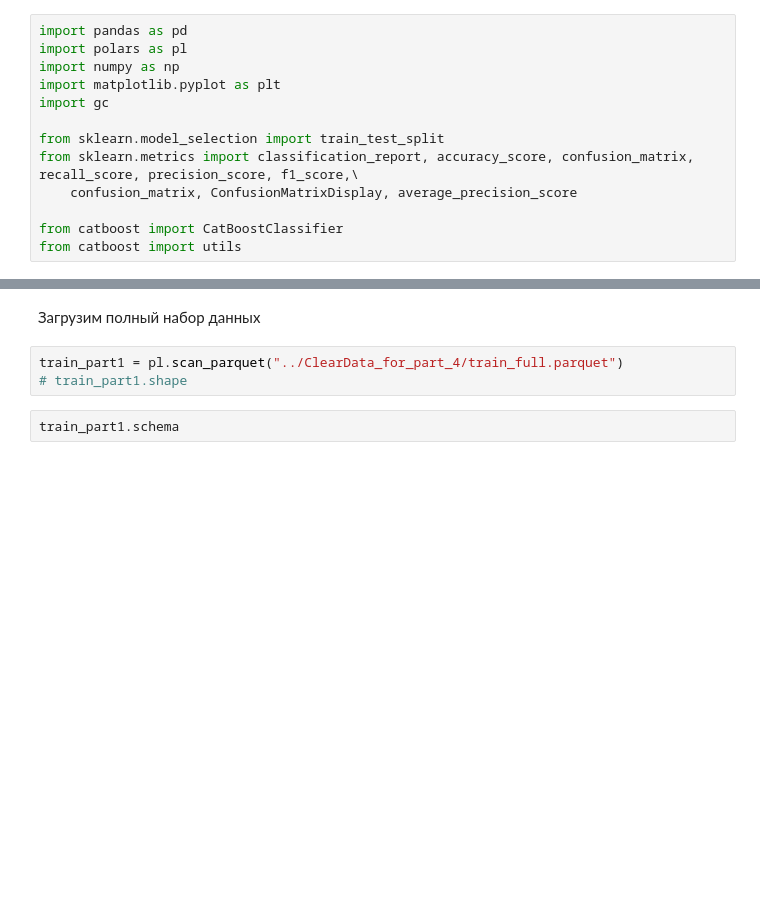
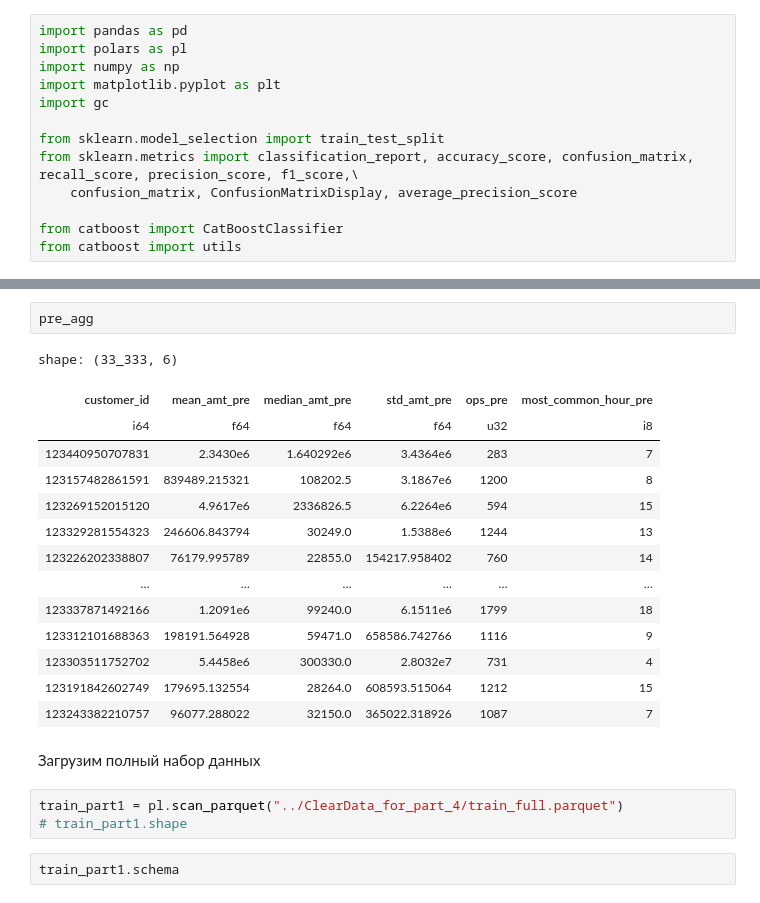
Before and after one commit to DrummerRed/Data-Fusion-Contest-2026_Task-1-Guardian, a Jupyter notebook: Trying-part_4/model_training_part2.ipynb, the cells around one changed output, grey strips where cells are left out. Saved outputs shown, nothing was run; the diff lists cells and outputs as text; blank space fills up the shorter version.

```diff
--- a/Trying-part_4/model_training_part2.ipynb
+++ b/Trying-part_4/model_training_part2.ipynb
@@ -14,3 +36,20 @@ from catboost import utils
+# %%
+pre_agg
+# %% [output]
+shape: (33_333, 6)
+| customer_id | mean_amt_pre | median_amt_pre | std_amt_pre | ops_pre | most_common_hour_pre |
+| i64 | f64 | f64 | f64 | u32 | i8 |
+| 123440950707831 | 2.3430e6 | 1.640292e6 | 3.4364e6 | 283 | 7 |
+| 123157482861591 | 839489.215321 | 108202.5 | 3.1867e6 | 1200 | 8 |
+| 123269152015120 | 4.9617e6 | 2336826.5 | 6.2264e6 | 594 | 15 |
+| 123329281554323 | 246606.843794 | 30249.0 | 1.5388e6 | 1244 | 13 |
+| 123226202338807 | 76179.995789 | 22855.0 | 154217.958402 | 760 | 14 |
+| … | … | … | … | … | … |
+| 123337871492166 | 1.2091e6 | 99240.0 | 6.1511e6 | 1799 | 18 |
+| 123312101688363 | 198191.564928 | 59471.0 | 658586.742766 | 1116 | 9 |
+| 123303511752702 | 5.4458e6 | 300330.0 | 2.8032e7 | 731 | 4 |
+| 123191842602749 | 179695.132554 | 28264.0 | 608593.515064 | 1212 | 15 |
+| 123243382210757 | 96077.288022 | 32150.0 | 365022.318926 | 1087 | 7 |
 # %% [markdown]
 Загрузим полный набор данных
 # %%
```
Also changed, not shown: parts of 22 cells of this notebook, 1 other file.
